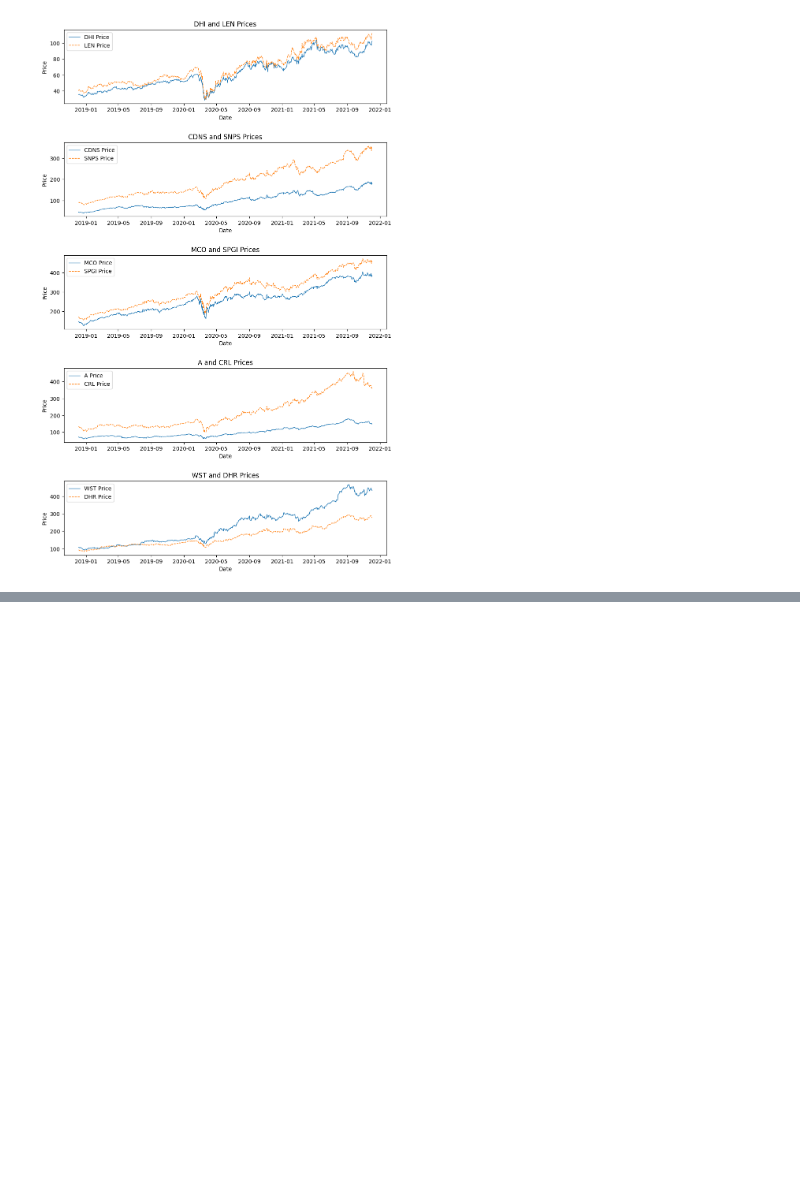
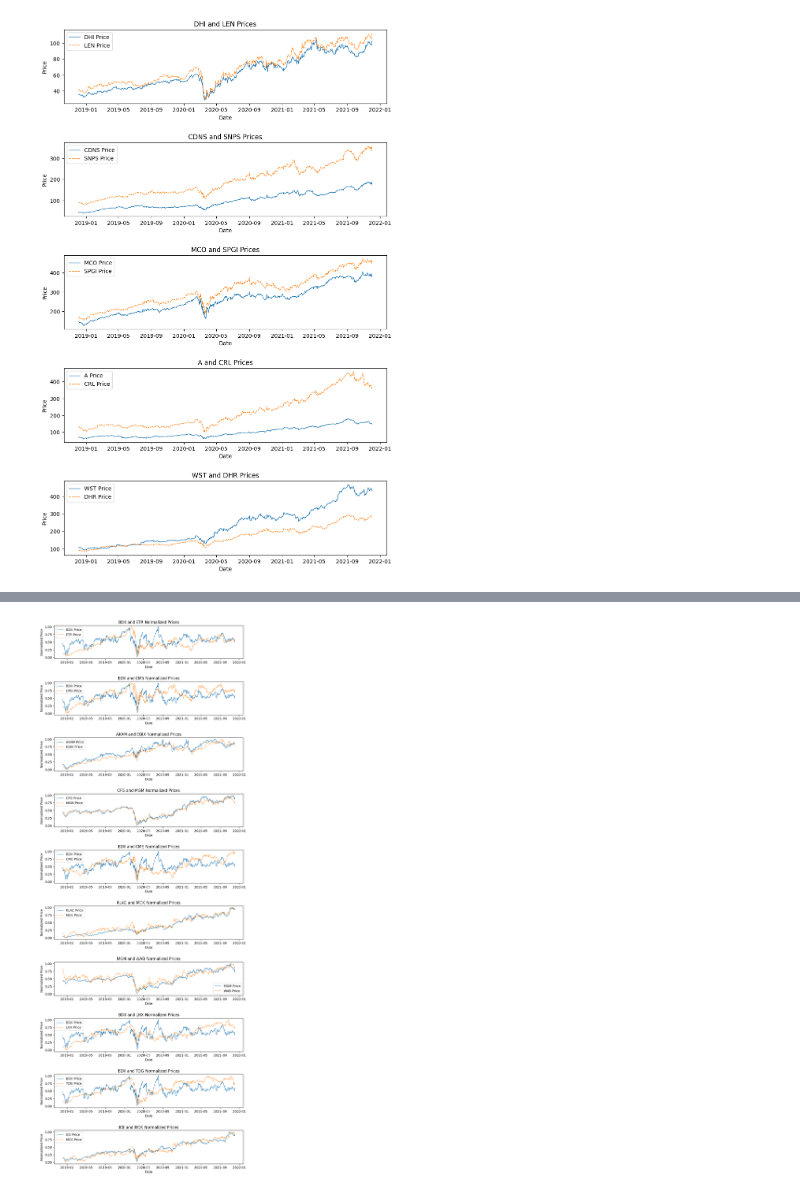
Before and after one commit to sergandri/PairTradingProject, a Jupyter notebook: draft.ipynb, the cells around one changed output, grey strips where cells are left out. Drawn from its saved outputs; the diff is of its cells as text; code cells hidden in the pictures; blank space fills up the shorter version.

```diff
--- a/draft.ipynb
+++ b/draft.ipynb
@@ -352,0 +412,32 @@ plt.show()
+# %%
+scaler = MinMaxScaler()
+
+ticker_pairs = ticker_pairs = [
+    ('BDX', 'ETR'),
+    ('BDX', 'CMS'),
+    ('AKAM', 'EQIX'),
+    ('CFG', 'MGM'),
+    ('BDX', 'CME'),
+    ('KLAC', 'MCK'),
+    ('MGM', 'WAB'),
+    ('BDX', 'LHX'),
+    ('BDX', 'TDG'),
+    ('ICE', 'MCK'),
+]
+
+fig, axes = plt.subplots(nrows=len(ticker_pairs), ncols=1, figsize=(10, 25))
+fig.tight_layout(pad=5.0)
+
+for i, (ticker1, ticker2) in enumerate(ticker_pairs):
+    scaled_prices = scaler.fit_transform(df_pivot[[ticker1, ticker2]])
+    axes[i].plot(df_pivot.index, scaled_prices[:, 0], label=f'{ticker1} Price',  linestyle='-', linewidth=1)
+    axes[i].plot(df_pivot.index, scaled_prices[:, 1], label=f'{ticker2} Price',  linestyle='--', linewidth=1)
+
+    axes[i].set_title(f'{ticker1} and {ticker2} Normalized Prices')
+    axes[i].legend()
+    axes[i].set_xlabel('Date')
+    axes[i].set_ylabel('Normalized Price')
+
+plt.show()
+# %% [output]
+[figure, added]
```
Also changed, not shown: parts of 44 cells of this notebook, 1 other file.
